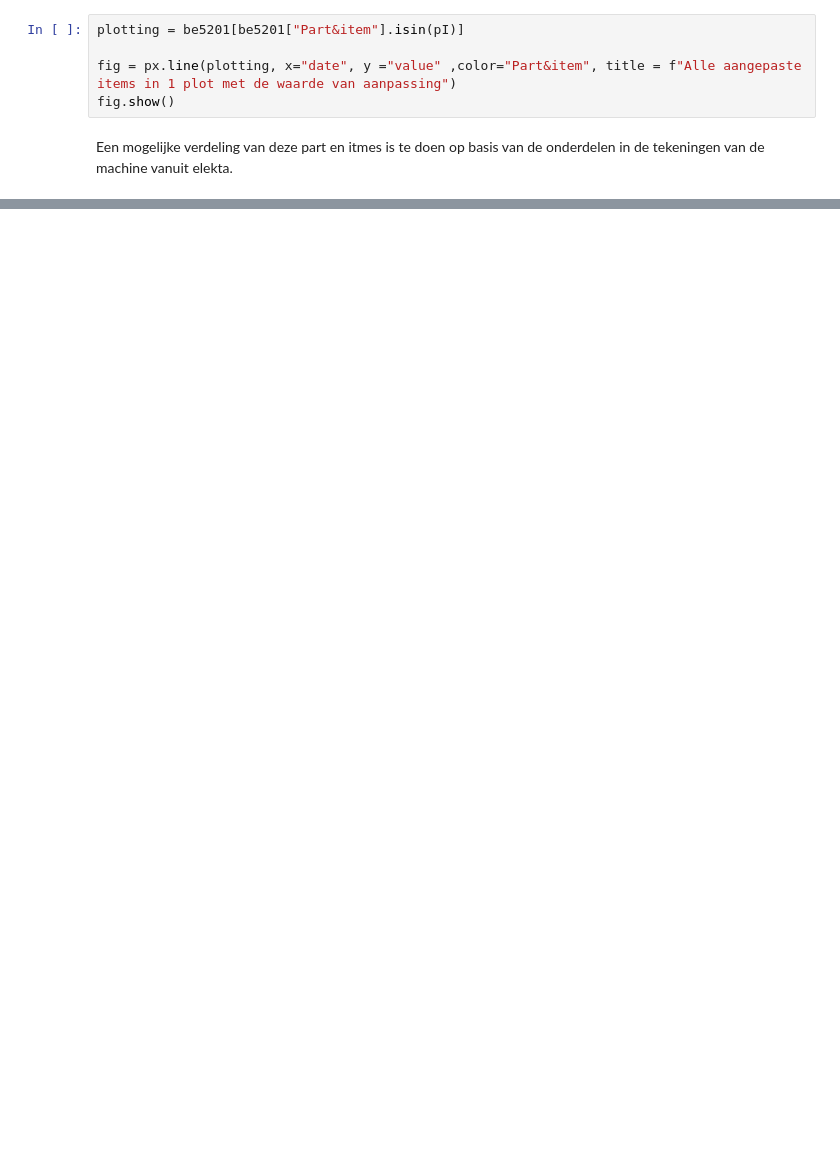
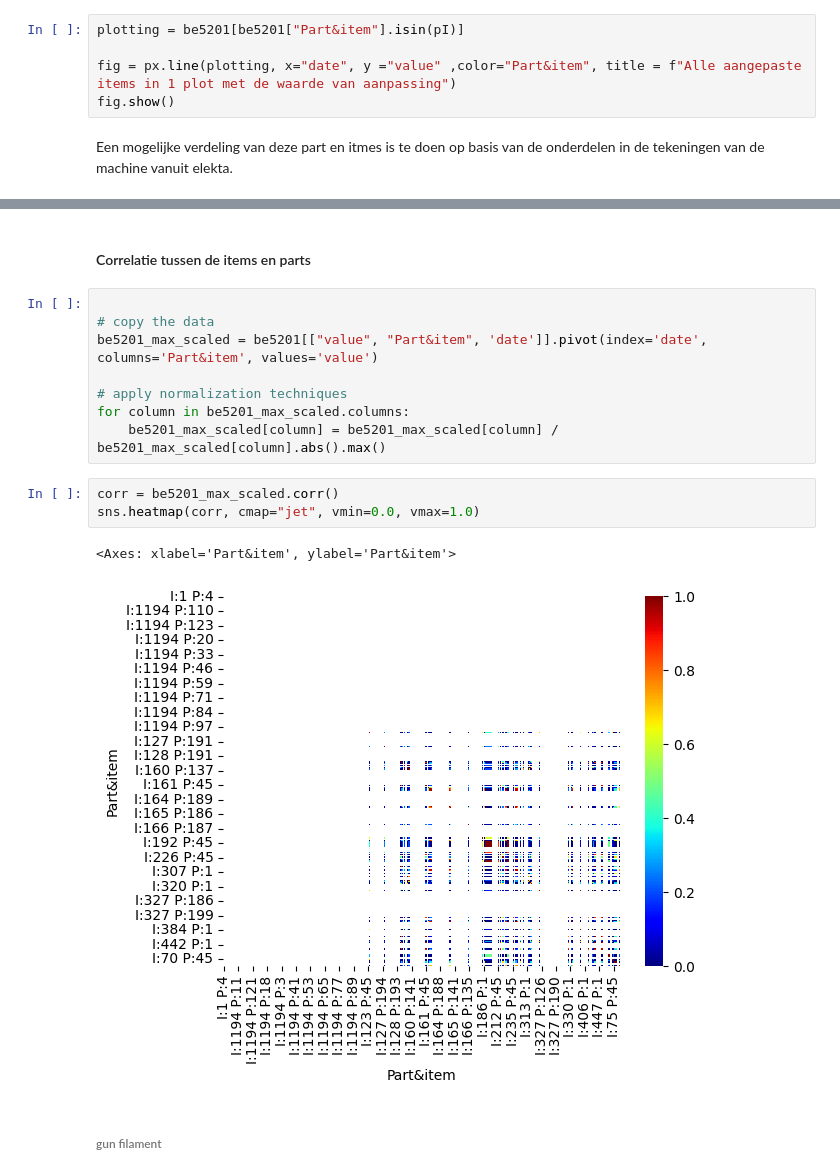
Before and after one commit to Larissavf/linac_research, a Jupyter notebook: EDA_be.ipynb, the cells around one changed output, grey strips where cells are left out. Drawn from its saved outputs; the diff is of its cells as text; blank space fills up the shorter version.

```diff
--- a/EDA_be.ipynb
+++ b/EDA_be.ipynb
@@ -390,0 +427,18 @@ item 559: Part of the dual dose monitoring system. The item monitors dosimetry p
+# %% [markdown]
+#### Correlatie tussen de items en parts
+# %%
+
+# copy the data
+be5201_max_scaled = be5201[["value", "Part&item", 'date']].pivot(index='date', columns='Part&item', values='value')
+
+# apply normalization techniques
+for column in be5201_max_scaled.columns:
+	be5201_max_scaled[column] = be5201_max_scaled[column] / be5201_max_scaled[column].abs().max()
+# %%
+corr = be5201_max_scaled.corr()
+sns.heatmap(corr, cmap="jet", vmin=0.0, vmax=1.0)
+# %% [output]
+<Axes: xlabel='Part&item', ylabel='Part&item'>
+[figure, added]
+# %% [markdown]
+###### gun filament
```
Also changed, not shown: parts of 18 cells of this notebook, 2 other files.
